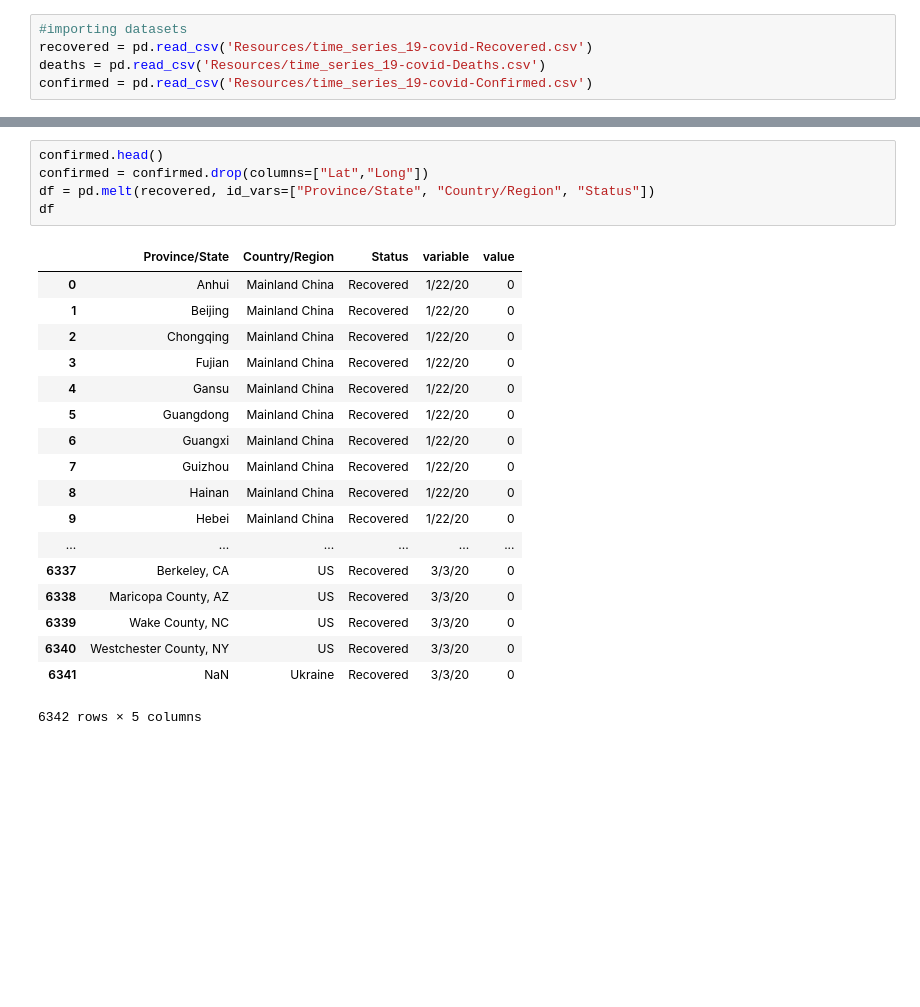
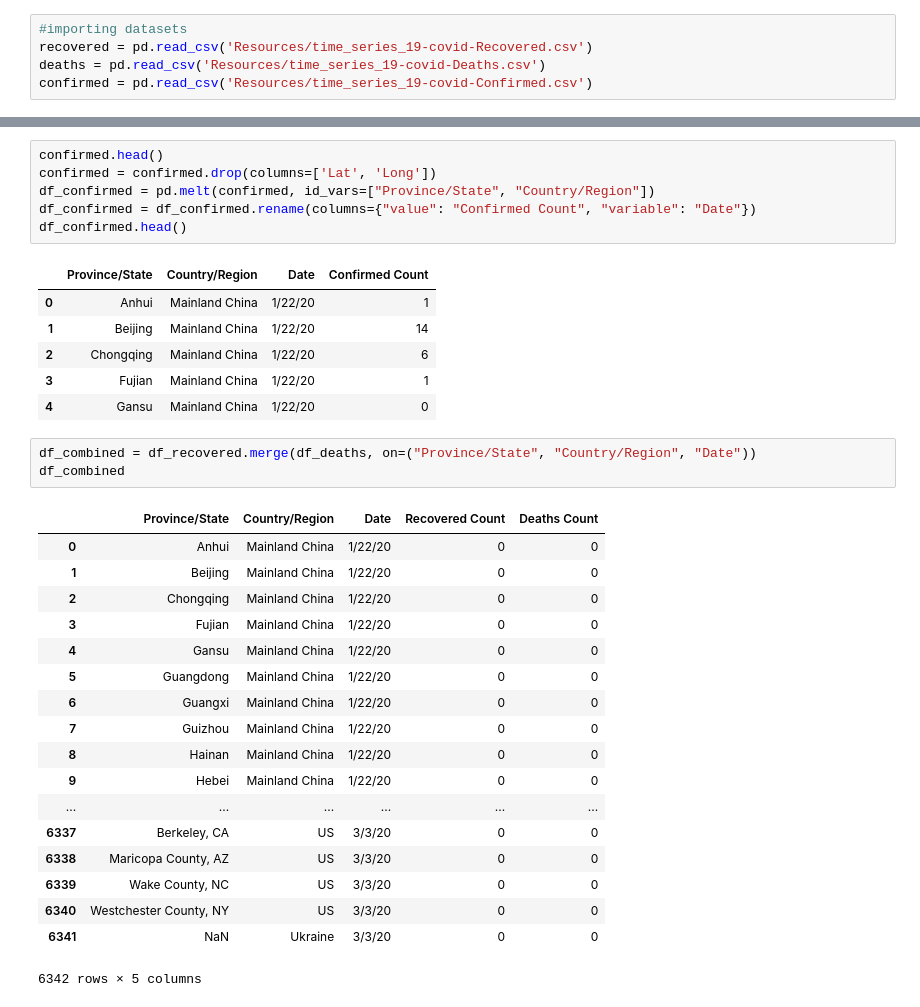
Before and after one commit to gregobrien1613/coronavirus, a Jupyter notebook: Meg.ipynb, the cells around one changed output, grey strips where cells are left out. Cells and saved outputs as stored; diff of their text form; blank space fills up the shorter version.

```diff
--- a/Meg.ipynb
+++ b/Meg.ipynb
@@ -58,24 +37,35 @@ df
 # %%
 confirmed.head()
-confirmed = confirmed.drop(columns=["Lat","Long"])
-df = pd.melt(recovered, id_vars=["Province/State", "Country/Region", "Status"])
-df
+confirmed = confirmed.drop(columns=['Lat', 'Long'])
+df_confirmed = pd.melt(confirmed, id_vars=["Province/State", "Country/Region"])
+df_confirmed = df_confirmed.rename(columns={"value": "Confirmed Count", "variable": "Date"})
+df_confirmed.head()
 # %% [output]
-|  | Province/State | Country/Region | Status | variable | value |
-| 0 | Anhui | Mainland China | Recovered | 1/22/20 | 0 |
-| 1 | Beijing | Mainland China | Recovered | 1/22/20 | 0 |
-| 2 | Chongqing | Mainland China | Recovered | 1/22/20 | 0 |
-| 3 | Fujian | Mainland China | Recovered | 1/22/20 | 0 |
-| 4 | Gansu | Mainland China | Recovered | 1/22/20 | 0 |
-| 5 | Guangdong | Mainland China | Recovered | 1/22/20 | 0 |
-| 6 | Guangxi | Mainland China | Recovered | 1/22/20 | 0 |
-| 7 | Guizhou | Mainland China | Recovered | 1/22/20 | 0 |
-| 8 | Hainan | Mainland China | Recovered | 1/22/20 | 0 |
-| 9 | Hebei | Mainland China | Recovered | 1/22/20 | 0 |
-| ... | ... | ... | ... | ... | ... |
-| 6337 | Berkeley, CA | US | Recovered | 3/3/20 | 0 |
-| 6338 | Maricopa County, AZ | US | Recovered | 3/3/20 | 0 |
-| 6339 | Wake County, NC | US | Recovered | 3/3/20 | 0 |
-| 6340 | Westchester County, NY | US | Recovered | 3/3/20 | 0 |
-| 6341 | NaN | Ukraine | Recovered | 3/3/20 | 0 |
+|  | Province/State | Country/Region | Date | Confirmed Count |
+| 0 | Anhui | Mainland China | 1/22/20 | 1 |
+| 1 | Beijing | Mainland China | 1/22/20 | 14 |
+| 2 | Chongqing | Mainland China | 1/22/20 | 6 |
+| 3 | Fujian | Mainland China | 1/22/20 | 1 |
+| 4 | Gansu | Mainland China | 1/22/20 | 0 |
-6342 rows × 5 columns
+# %%
+df_combined = df_recovered.merge(df_deaths, on=("Province/State", "Country/Region", "Date"))
+df_combined
+# %% [output]
+|  | Province/State | Country/Region | Date | Recovered Count | Deaths Count |
+| 0 | Anhui | Mainland China | 1/22/20 | 0 | 0 |
+| 1 | Beijing | Mainland China | 1/22/20 | 0 | 0 |
+| 2 | Chongqing | Mainland China | 1/22/20 | 0 | 0 |
+| 3 | Fujian | Mainland China | 1/22/20 | 0 | 0 |
+| 4 | Gansu | Mainland China | 1/22/20 | 0 | 0 |
+| 5 | Guangdong | Mainland China | 1/22/20 | 0 | 0 |
+| 6 | Guangxi | Mainland China | 1/22/20 | 0 | 0 |
+| 7 | Guizhou | Mainland China | 1/22/20 | 0 | 0 |
+| 8 | Hainan | Mainland China | 1/22/20 | 0 | 0 |
+| 9 | Hebei | Mainland China | 1/22/20 | 0 | 0 |
+| ... | ... | ... | ... | ... | ... |
+| 6337 | Berkeley, CA | US | 3/3/20 | 0 | 0 |
+| 6338 | Maricopa County, AZ | US | 3/3/20 | 0 | 0 |
+| 6339 | Wake County, NC | US | 3/3/20 | 0 | 0 |
+| 6340 | Westchester County, NY | US | 3/3/20 | 0 | 0 |
+| 6341 | NaN | Ukraine | 3/3/20 | 0 | 0 |
+6342 rows × 5 columns
```
Also changed, not shown: parts of 6 cells of this notebook.
